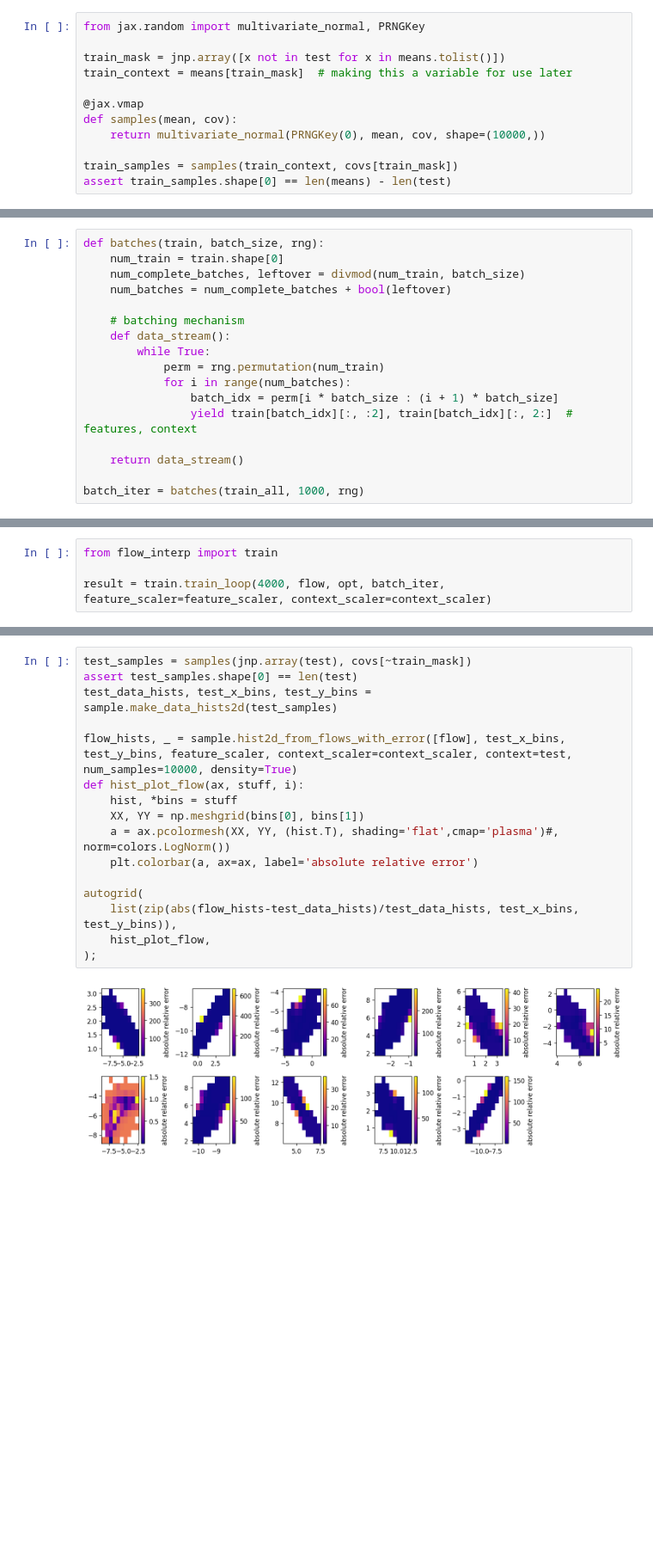
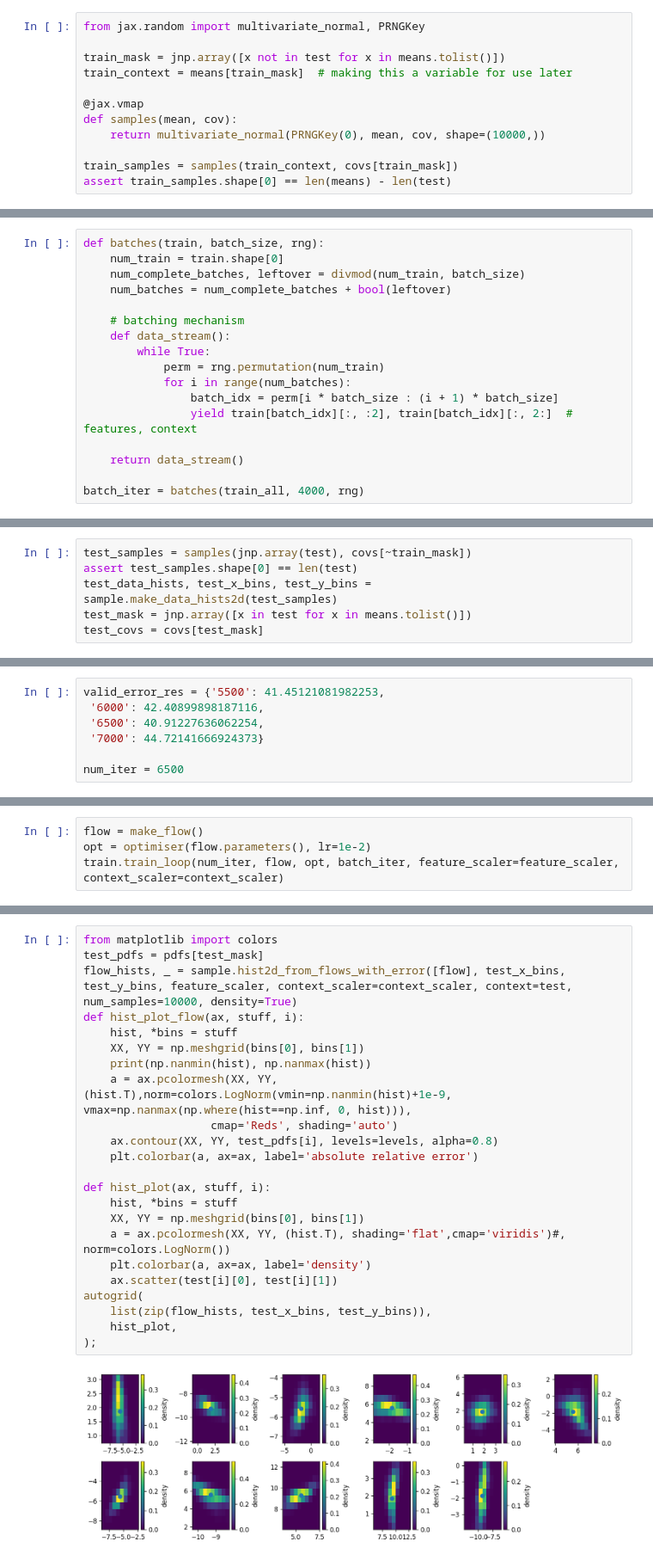
Before and after one commit to phinate/flow-interpolation, a Jupyter notebook: toy_problem.ipynb, the cells around one changed output, grey strips where cells are left out. Shown at 86% size. Saved outputs shown, nothing was run; the diff lists cells and outputs as text; blank space fills up the shorter version.

```diff
--- a/toy_problem.ipynb
+++ b/toy_problem.ipynb
@@ -155,7 +165,7 @@ def batches(train, batch_size, rng):
 
     return data_stream()
 
-batch_iter = batches(train_all, 1000, rng)
+batch_iter = batches(train_all, 4000, rng)
 # %%
 from torch import nn
 from torch import optim
@@ -189 +201,7 @@ flow = Flow(transform, base_dist)
 opt = optimiser(flow.parameters(), **optimiser_pars)
+# %%
+test_samples = samples(jnp.array(test), covs[~train_mask])
+assert test_samples.shape[0] == len(test)
+test_data_hists, test_x_bins, test_y_bins = sample.make_data_hists2d(test_samples)
+test_mask = jnp.array([x in test for x in means.tolist()])
+test_covs = covs[test_mask]
@@ -189,0 +406,7 @@ opt = optimiser(flow.parameters(), **optimiser_pars)
+# %%
+valid_error_res = {'5500': 41.45121081982253,
+ '6000': 42.40899898187116,
+ '6500': 40.91227636062254,
+ '7000': 44.72141666924373}
+
+num_iter = 6500
@@ -190,6 +418,6 @@ opt = optimiser(flow.parameters(), **optimiser_pars)
 # %%
-from flow_interp import train
-
-result = train.train_loop(4000, flow, opt, batch_iter, feature_scaler=feature_scaler, context_scaler=context_scaler)
+flow = make_flow()
+opt = optimiser(flow.parameters(), lr=1e-2)
+train.train_loop(num_iter, flow, opt, batch_iter, feature_scaler=feature_scaler, context_scaler=context_scaler)
 # %% [output]
 iteration 0:
@@ -212,18 +454,25 @@ train loss = -2.689171552658081
 # %%
-test_samples = samples(jnp.array(test), covs[~train_mask])
-assert test_samples.shape[0] == len(test)
-test_data_hists, test_x_bins, test_y_bins = sample.make_data_hists2d(test_samples)
-
+from matplotlib import colors
+test_pdfs = pdfs[test_mask]
 flow_hists, _ = sample.hist2d_from_flows_with_error([flow], test_x_bins, test_y_bins, feature_scaler, context_scaler=context_scaler, context=test, num_samples=10000, density=True)
 def hist_plot_flow(ax, stuff, i):
     hist, *bins = stuff
     XX, YY = np.meshgrid(bins[0], bins[1])
-    a = ax.pcolormesh(XX, YY, (hist.T), shading='flat',cmap='plasma')#, norm=colors.LogNorm())
+    print(np.nanmin(hist), np.nanmax(hist))
+    a = ax.pcolormesh(XX, YY, (hist.T),norm=colors.LogNorm(vmin=np.nanmin(hist)+1e-9, vmax=np.nanmax(np.where(hist==np.inf, 0, hist))),
+                   cmap='Reds', shading='auto')
+    ax.contour(XX, YY, test_pdfs[i], levels=levels, alpha=0.8)
     plt.colorbar(a, ax=ax, label='absolute relative error')
 
+def hist_plot(ax, stuff, i):
+    hist, *bins = stuff
+    XX, YY = np.meshgrid(bins[0], bins[1])
+    a = ax.pcolormesh(XX, YY, (hist.T), shading='flat',cmap='viridis')#, norm=colors.LogNorm())
+    plt.colorbar(a, ax=ax, label='density')
+    ax.scatter(test[i][0], test[i][1])
 autogrid(
-    list(zip(abs(flow_hists-test_data_hists)/test_data_hists, test_x_bins, test_y_bins)),
-    hist_plot_flow,
+    list(zip(flow_hists, test_x_bins, test_y_bins)),
+    hist_plot,
 );
 # %% [output]
-[figure, old version]
+[figure, new version]
```
Also changed, not shown: parts of 17 cells of this notebook, 1 other file.
